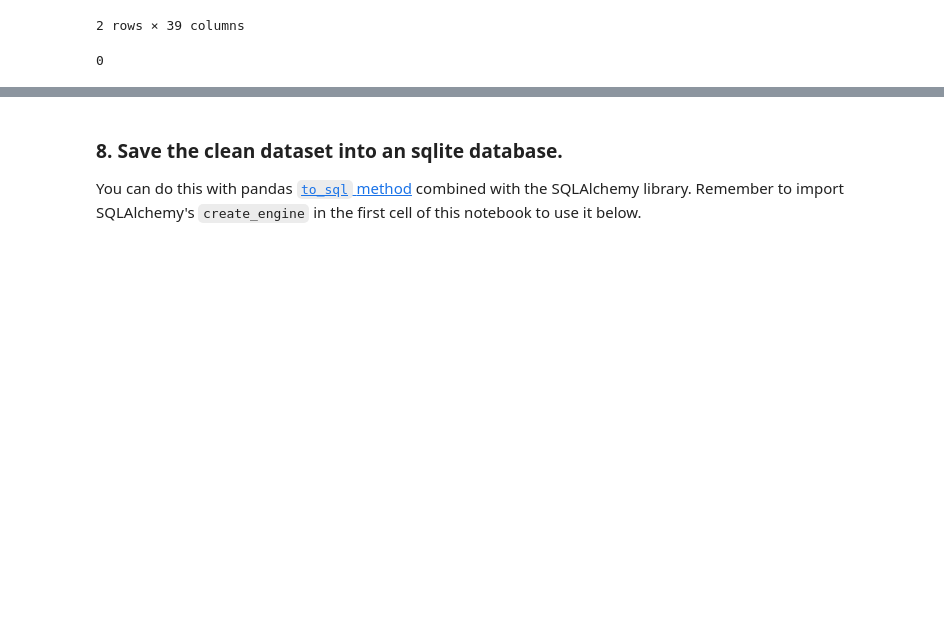
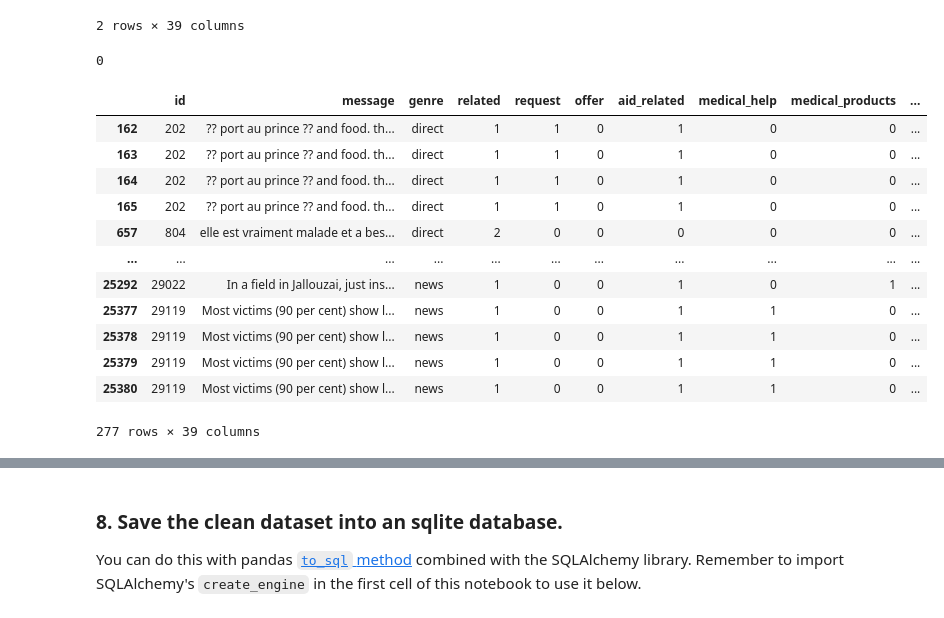
Before and after one commit to LexiAM/disaster_response_NLP_pipeline, a Jupyter notebook: notebooks/ETL Pipeline Preparation.ipynb, the cells around one changed output, grey strips where cells are left out. Cells and saved outputs as stored; diff of their text form; code cells hidden in the pictures; blank space fills up the shorter version.

```diff
--- a/notebooks/ETL Pipeline Preparation.ipynb
+++ b/notebooks/ETL Pipeline Preparation.ipynb
@@ -184,3 +184,20 @@ df.dropna(inplace=True)
 df.isna().sum().sum()
 # %% [output]
 0
+# %%
+# Examine duplicates
+df[df.duplicated(subset='message', keep=False)]
+# %% [output]
+|  | id | message | genre | related | request | offer | aid_related | medical_help | medical_products | ... |
+| 162 | 202 | ?? port au prince ?? and food. th... | direct | 1 | 1 | 0 | 1 | 0 | 0 | ... |
+| 163 | 202 | ?? port au prince ?? and food. th... | direct | 1 | 1 | 0 | 1 | 0 | 0 | ... |
+| 164 | 202 | ?? port au prince ?? and food. th... | direct | 1 | 1 | 0 | 1 | 0 | 0 | ... |
+| 165 | 202 | ?? port au prince ?? and food. th... | direct | 1 | 1 | 0 | 1 | 0 | 0 | ... |
+| 657 | 804 | elle est vraiment malade et a bes... | direct | 2 | 0 | 0 | 0 | 0 | 0 | ... |
+| ... | ... | ... | ... | ... | ... | ... | ... | ... | ... | ... |
+| 25292 | 29022 | In a field in Jallouzai, just ins... | news | 1 | 0 | 0 | 1 | 0 | 1 | ... |
+| 25377 | 29119 | Most victims (90 per cent) show l... | news | 1 | 0 | 0 | 1 | 1 | 0 | ... |
+| 25378 | 29119 | Most victims (90 per cent) show l... | news | 1 | 0 | 0 | 1 | 1 | 0 | ... |
+| 25379 | 29119 | Most victims (90 per cent) show l... | news | 1 | 0 | 0 | 1 | 1 | 0 | ... |
+| 25380 | 29119 | Most victims (90 per cent) show l... | news | 1 | 0 | 0 | 1 | 1 | 0 | ... |
+277 rows × 39 columns
```
Also changed, not shown: parts of 17 cells of this notebook, 5 other files.
